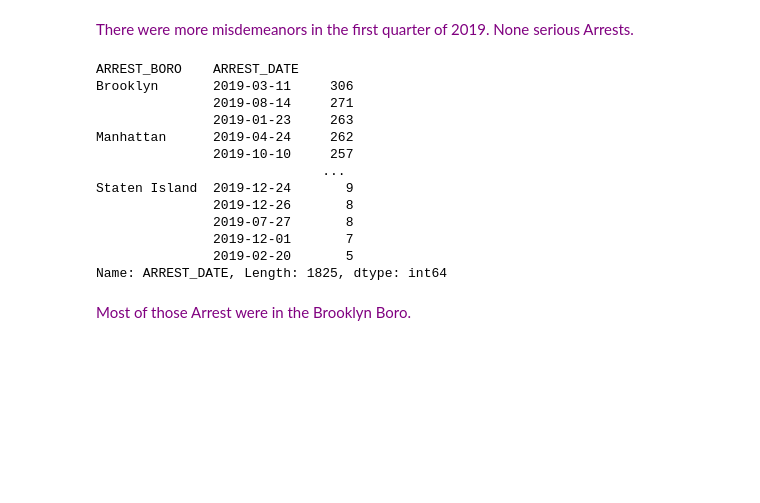
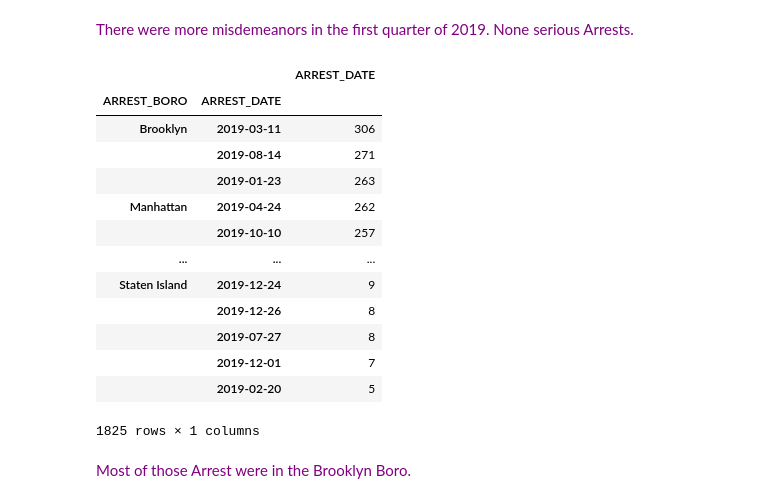
Before and after one commit to city-college-machine-learning/NYPD_Arrest_Analysis, a Jupyter notebook: NYPD_Arrest_Analysis.ipynb, the cells around one changed output. Drawn from its saved outputs; the diff is of its cells as text; code cells hidden in the pictures; blank space fills up the shorter version.

```diff
--- a/NYPD_Arrest_Analysis.ipynb
+++ b/NYPD_Arrest_Analysis.ipynb
@@ -488,21 +492,23 @@ Name: ARREST_DATE, Length: 1344, dtype: int64
 # %% [markdown]
 <font color = 'purple' >There were more misdemeanors in the first quarter of 2019. None serious Arrests. <font>
 # %%
-nypd.groupby('ARREST_BORO')['ARREST_DATE'].value_counts().sort_values(ascending = False)
+boro_date = nypd.groupby('ARREST_BORO')['ARREST_DATE'].value_counts().sort_values(ascending = False)
+pd.DataFrame(boro_date)
 # %% [output]
+|  |  | ARREST_DATE |
+| ARREST_BORO | ARREST_DATE |  |
+| Brooklyn | 2019-03-11 | 306 |
+|  | 2019-08-14 | 271 |
+|  | 2019-01-23 | 263 |
+| Manhattan | 2019-04-24 | 262 |
+|  | 2019-10-10 | 257 |
+| ... | ... | ... |
+| Staten Island | 2019-12-24 | 9 |
+|  | 2019-12-26 | 8 |
+|  | 2019-07-27 | 8 |
+|  | 2019-12-01 | 7 |
+|  | 2019-02-20 | 5 |
-ARREST_BORO    ARREST_DATE
-Brooklyn       2019-03-11     306
-               2019-08-14     271
-               2019-01-23     263
-Manhattan      2019-04-24     262
-               2019-10-10     257
-                             ...
-Staten Island  2019-12-24       9
-               2019-12-26       8
-               2019-07-27       8
-               2019-12-01       7
-               2019-02-20       5
-Name: ARREST_DATE, Length: 1825, dtype: int64
+1825 rows × 1 columns
 # %% [markdown]
 <font color = 'purple'>Most of those Arrest were in the Brooklyn Boro.<font/>
 # %%
```
Also changed, not shown: parts of 6 cells of this notebook.
